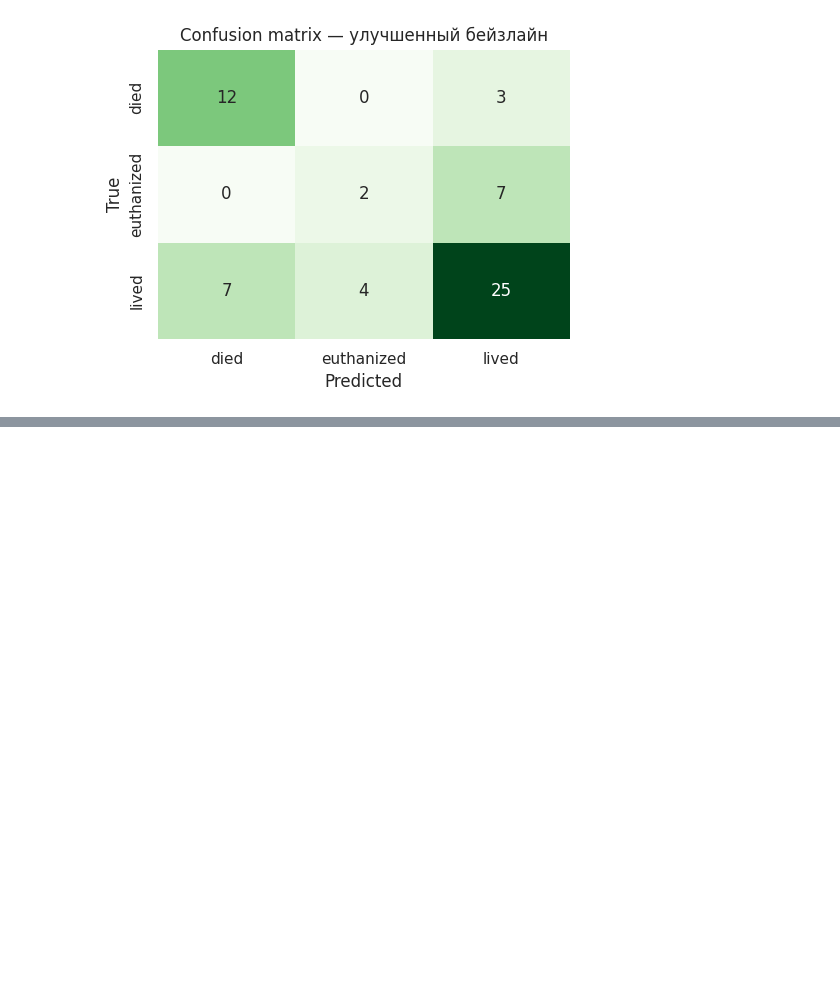
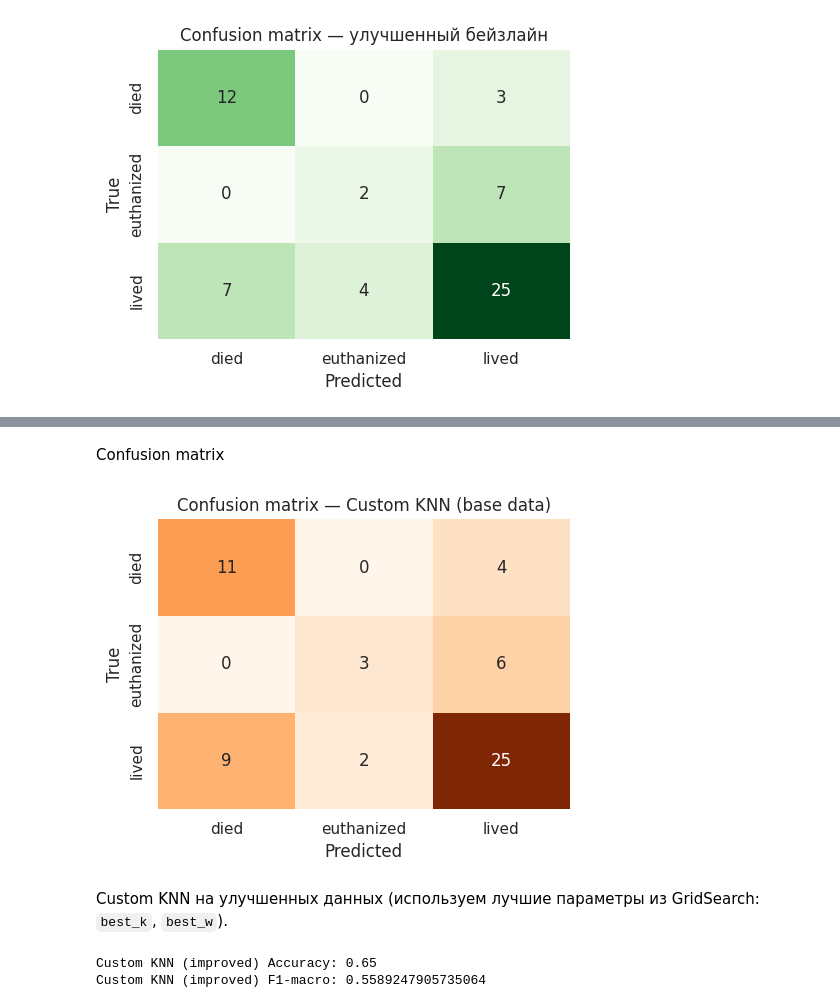
Before and after one commit to vitosotdihaet/mai-ml-frameworks, a Jupyter notebook: l1.ipynb, the cells around one changed output, grey strips where cells are left out. Saved outputs shown, nothing was run; the diff lists cells and outputs as text; code cells hidden in the pictures; blank space fills up the shorter version.

```diff
--- a/l1.ipynb
+++ b/l1.ipynb
@@ -372,0 +421,8 @@ plt.show()
+# %%
+preprocess.fit(X_train)
+X_train_base_t = preprocess.transform(X_train)
+X_test_base_t = preprocess.transform(X_test)
+
+knn_custom = CustomKNNClassifier(n_neighbors=5, weights="uniform", p=2)
+knn_custom.fit(X_train_base_t, y_train)
+y_pred_custom = knn_custom.predict(X_test_base_t)
@@ -372,0 +452,44 @@ plt.show()
+# %% [markdown]
+Confusion matrix
+# %%
+cm_custom = confusion_matrix(y_test, y_pred_custom, labels=model_base.classes_)
+fig, ax = plt.subplots(figsize=(5, 4))
+sns.heatmap(
+    cm_custom,
+    annot=True,
+    fmt="d",
+    cmap="Oranges",
+    cbar=False,
+    xticklabels=model_base.classes_,
+    yticklabels=model_base.classes_,
+    ax=ax,
+)
+ax.set_xlabel("Predicted")
+ax.set_ylabel("True")
+ax.set_title("Confusion matrix — Custom KNN (base data)")
+plt.tight_layout()
+plt.show()
+# %% [output]
+[figure, added]
+# %% [markdown]
+Custom KNN на улучшенных данных (используем лучшие параметры из GridSearch: `best_k`, `best_w`).
+# %%
+preprocess_imp.fit(X_train_imp)
+X_train_imp_t = preprocess_imp.transform(X_train_imp)
+X_test_imp_t = preprocess_imp.transform(X_test_imp)
+
+best_k = gs_imp.best_params_["clf__n_neighbors"]
+best_w = gs_imp.best_params_["clf__weights"]
+
+knn_custom_imp = CustomKNNClassifier(n_neighbors=best_k, weights=best_w, p=2)
+knn_custom_imp.fit(X_train_imp_t, y_train_imp)
+y_pred_custom_imp = knn_custom_imp.predict(X_test_imp_t)
+
+acc_custom_imp = accuracy_score(y_test_imp, y_pred_custom_imp)
+f1_custom_imp = f1_score(y_test_imp, y_pred_custom_imp, average="macro")
+
+print("Custom KNN (improved) Accuracy:", acc_custom_imp)
+print("Custom KNN (improved) F1-macro:", f1_custom_imp)
+# %% [output]
+Custom KNN (improved) Accuracy: 0.65
+Custom KNN (improved) F1-macro: 0.5589247905735064
```
Also changed, not shown: parts of 56 cells of this notebook.
